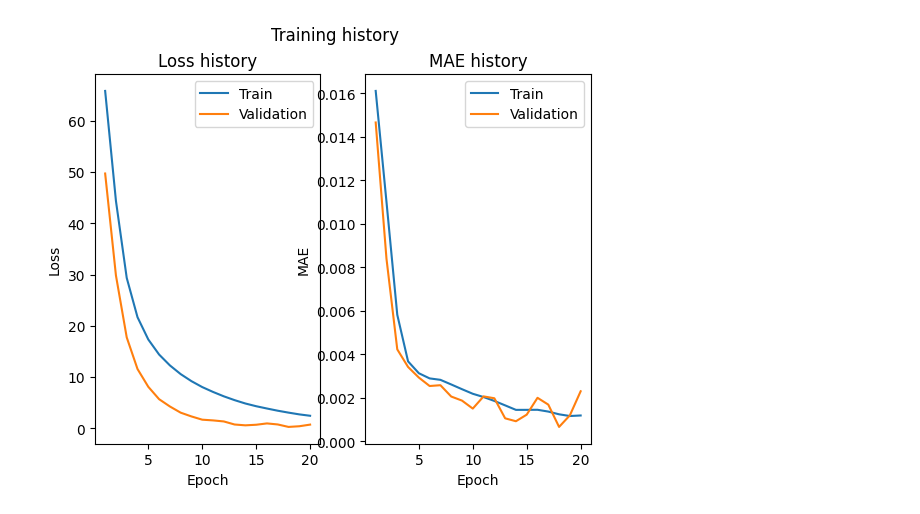
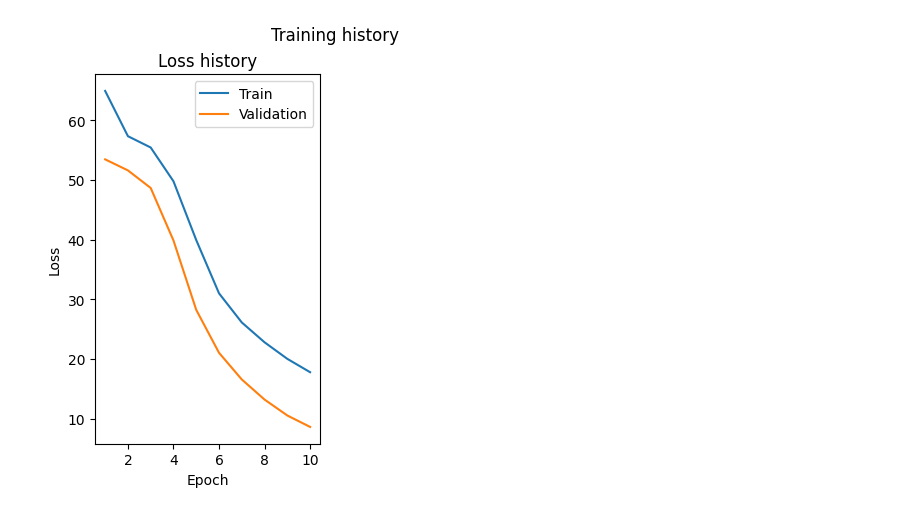
Before and after one commit to BorMagnus/hydro-ml, a Jupyter notebook: notebooks/pipeline.ipynb, the cells around one changed output. Cells and saved outputs as stored; diff of their text form; code cells hidden in the pictures.

```diff
--- a/notebooks/pipeline.ipynb
+++ b/notebooks/pipeline.ipynb
@@ -64,0 +33,10 @@ data
+# %%
+def get_data(path):
+    data = []
+    for i in ["train", "val", "test"]:
+        data.append(pd.read_csv(path + i + ".csv", index_col="Datetime"))
+    return data[0], data[1], data[2]
+# Load data
+path = '../data/clean_data/univariate_Q_Kallveit/'
+train, val, test = get_data(path)
+train
@@ -84,10 +70,8 @@ X.shape, y.shape
 # %%
-from sklearn.model_selection import train_test_split
+X_train, y_train = sliding_windows(train.values, sequence_length)
+X_val, y_val = sliding_windows(val.values, sequence_length)
+X_test, y_test = sliding_windows(test.values, sequence_length)
 
-X_train, X_temp, y_train, y_temp = train_test_split(X, y, train_size=0.7, shuffle=False)
-X_val, X_test, y_val, y_test = train_test_split(X_temp, y_temp, test_size=0.3, shuffle=False)
-
-print(X_train.shape, X_val.shape, X_test.shape)
 X_train, X_val, X_test = X_train.reshape(len(X_train), -1), X_val.reshape(len(X_val), -1), X_test.reshape(len(X_test), -1)
 print(X_train.shape, X_val.shape, X_test.shape)
 # %% [output]
@@ -134,7 +117,7 @@ test_data_trans = data_trans(X_test, y_test, transform)
 # %%
 train_dataloader = torch.utils.data.DataLoader(train_data_trans,
                                            batch_size = batch_size,
-                                           shuffle = True,
+                                           shuffle = False,
                                            num_workers = 0)
 val_dataloader = torch.utils.data.DataLoader(val_data_trans,
                                            batch_size = batch_size,
@@ -277,7 +260,7 @@ def fit(model, loss_function, optimizer, data_loader, num_epochs, mode, use_amp=
 		for key in keys:
 			dataset_size = 0
 			dataset_loss = 0.0
-			dataset_mae = 0.0
+			#dataset_mae = []
 			if key == "train":
 				model.train()
 			else:
@@ -295,15 +278,17 @@ def fit(model, loss_function, optimizer, data_loader, num_epochs, mode, use_amp=
 						optimizer.zero_grad()
 				dataset_size += y_batch.shape[0]
 				dataset_loss += y_batch.shape[0] * batch_loss.item()
-				dataset_mae += mean_absolute_error(batch_output, y_batch).item()
+				#dataset_mae += mean_absolute_error(batch_output, y_batch).item()
 			dataset_loss /= dataset_size
-			dataset_mae /= dataset_size
+			#dataset_mae /= dataset_size
 			if key in ["train", "val"]:
 				history[key]["loss"].append(dataset_loss)
-				history[key]["mae"].append(dataset_mae)
+				#history[key]["mae"].append(dataset_mae)
 			else:
 				print("\nEvaluating the model:")
-			print(key, "loss:", dataset_loss, "    ", key, "mae:", dataset_mae)
+			print(key, "loss:", dataset_loss, "    ",
+					#key, "mae:", dataset_mae
+					)
 	return history
 # %%
 model_1 = FCN(in_dim, hidden_dim, out_dim, sequence_length).to(mode["device"])
@@ -340,26 +325,19 @@ train loss: 14.39193572552398      train mae: 0.0028878267930478466
 # %%
 def print_history(history):
 	absciss = np.arange(1, len(history["train"]["loss"])+1)
 	plt.figure()
 	plt.suptitle("Training history")
 	plt.subplot(121)
 	plt.title("Loss history")
 	plt.plot(absciss, history["train"]["loss"], label="Train")
 	plt.plot(absciss, history["val"]["loss"], label="Validation")
 	plt.xlabel("Epoch")
 	plt.ylabel("Loss")
 	plt.legend()
-	plt.subplot(122)
-	plt.title("MAE history")
-	plt.plot(absciss, history["train"]["mae"], label="Train")
-	plt.plot(absciss, history["val"]["mae"], label="Validation")
-	plt.xlabel("Epoch")
-	plt.ylabel("MAE")
-	plt.legend()
 	plt.show()
 print_history(history)
 # %% [output]
-[figure, old version]
+[figure, new version]
 # %%
 model_2 = LSTM(in_dim, hidden_dim, out_dim, sequence_length)
 model_2.to(mode["device"])
```
Also changed, not shown: parts of 13 cells of this notebook, 3 other files.
